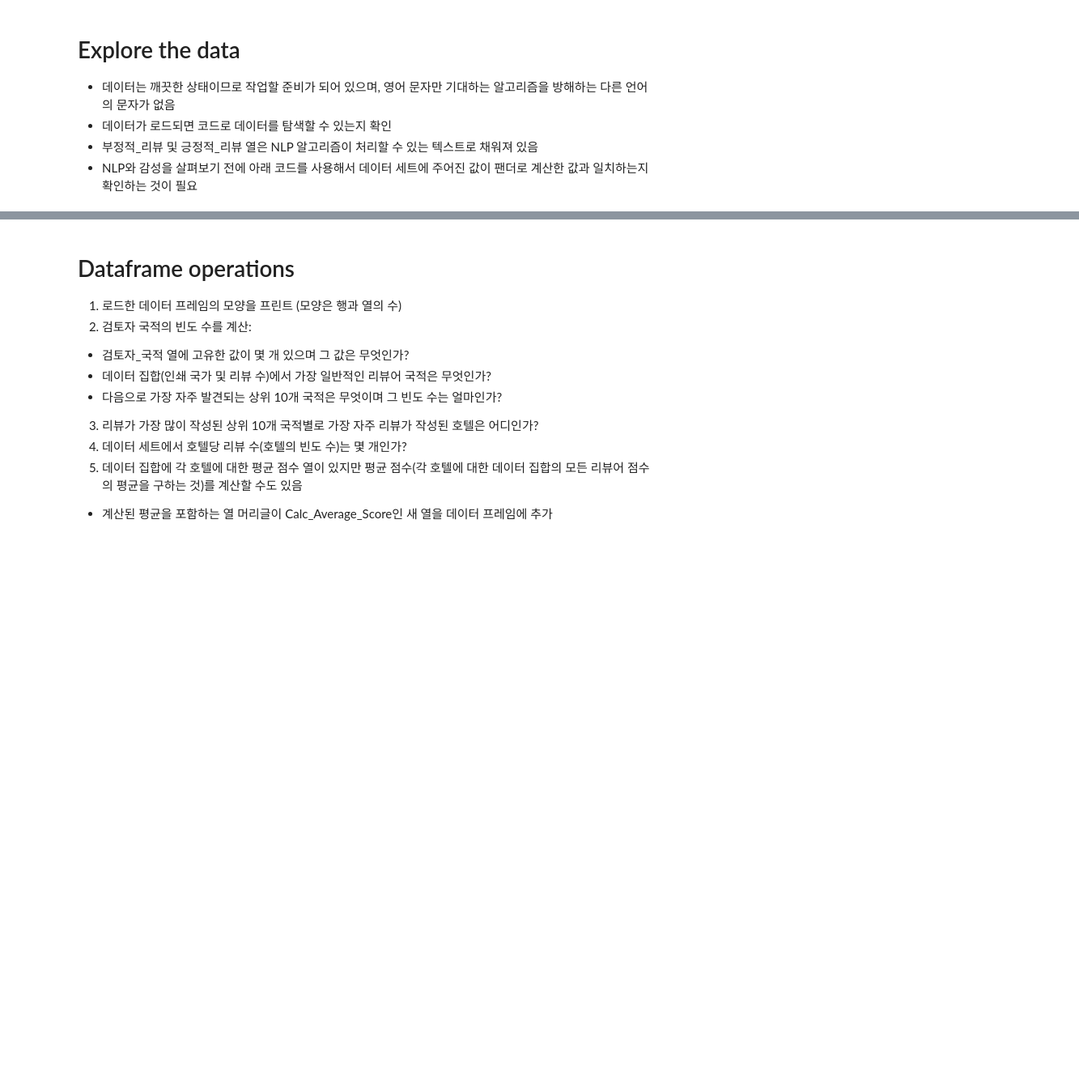
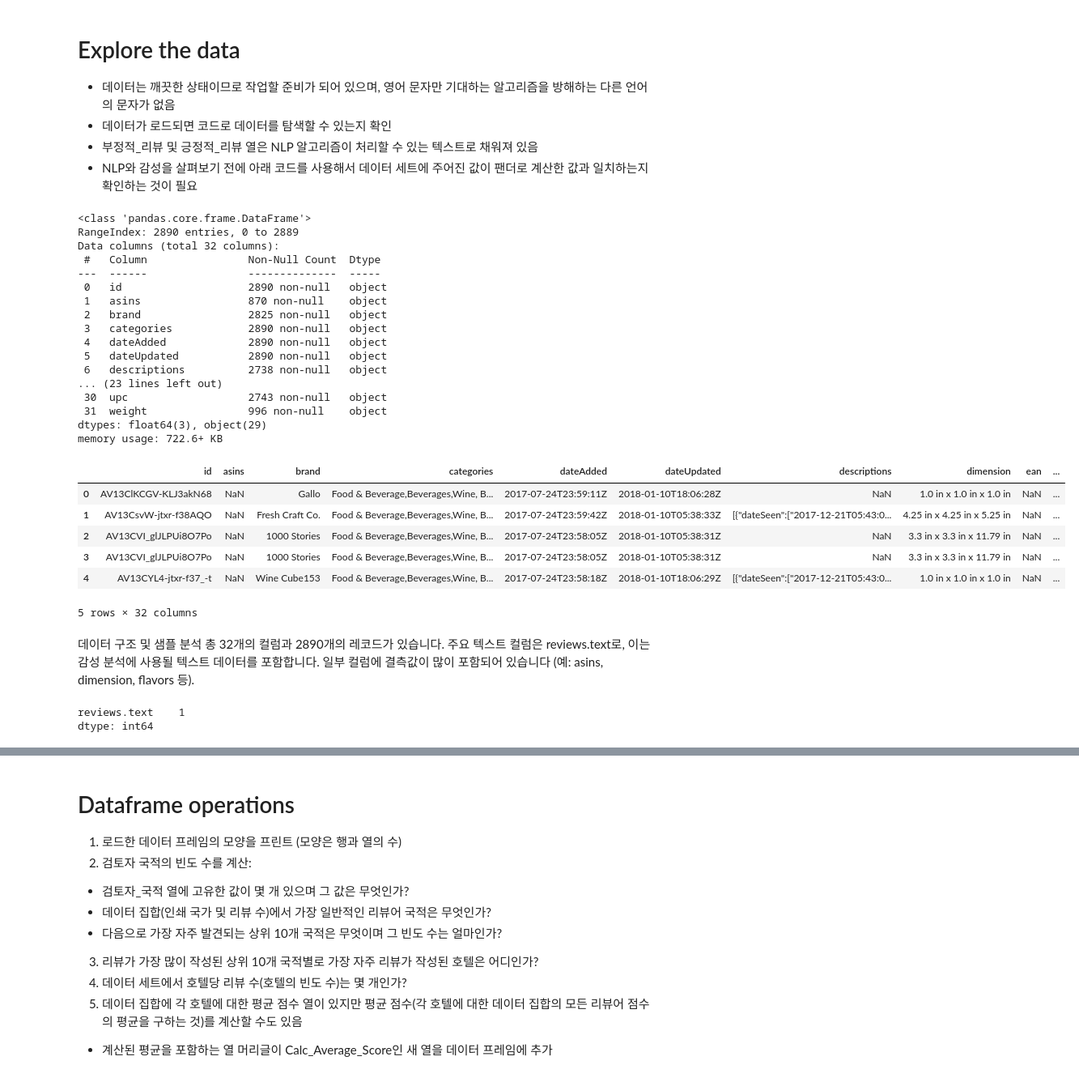
Before and after one commit to Konkuk-Univ-Glocal-Campus/ml202401-final-SyouSB, a Jupyter notebook: dataExploration.ipynb, the cells around one changed output, grey strips where cells are left out. Shown: that part at 81% size. Saved outputs shown, nothing was run; the diff lists cells and outputs as text; code cells hidden in the pictures; blank space fills up the shorter version.

```diff
--- a/dataExploration.ipynb
+++ b/dataExploration.ipynb
@@ -17,7 +19,7 @@ import time
 # importing time so the start and end time can be used to calculate file loading time
 print("Loading data file now, this could take a while depending on file size")
 start = time.time()
-df = pd.read_csv('./Hotel_Reviews.csv')
+df = pd.read_csv('./wine_review.csv')
 end = time.time()
 print("Loading took " + str(round(end - start, 2)) + " seconds")
 # %% [output]
@@ -30,3 +32,48 @@ Loading took 4.56 seconds
 - 데이터가 로드되면 코드로 데이터를 탐색할 수 있는지 확인
 - 부정적_리뷰 및 긍정적_리뷰 열은 NLP 알고리즘이 처리할 수 있는 텍스트로 채워져 있음
 - NLP와 감성을 살펴보기 전에 아래 코드를 사용해서 데이터 세트에 주어진 값이 팬더로 계산한 값과 일치하는지 확인하는 것이 필요
+# %%
+# 데이터 구조 확인
+df.info()
+
+# 데이터 샘플 확인
+df.head()
+# %% [output]
+<class 'pandas.core.frame.DataFrame'>
+RangeIndex: 2890 entries, 0 to 2889
+Data columns (total 32 columns):
+ #   Column                Non-Null Count  Dtype
+---  ------                --------------  -----
+ 0   id                    2890 non-null   object
+ 1   asins                 870 non-null    object
+ 2   brand                 2825 non-null   object
+ 3   categories            2890 non-null   object
+ 4   dateAdded             2890 non-null   object
+ 5   dateUpdated           2890 non-null   object
+ 6   descriptions          2738 non-null   object
+... (23 lines left out)
+ 30  upc                   2743 non-null   object
+ 31  weight                996 non-null    object
+dtypes: float64(3), object(29)
+memory usage: 722.6+ KB
+|  | id | asins | brand | categories | dateAdded | dateUpdated | descriptions | dimension | ean | ... |
+| 0 | AV13ClKCGV-KLJ3akN68 | NaN | Gallo | Food & Beverage,Beverages,Wine, B... | 2017-07-24T23:59:11Z | 2018-01-10T18:06:28Z | NaN | 1.0 in x 1.0 in x 1.0 in | NaN | ... |
+| 1 | AV13CsvW-jtxr-f38AQO | NaN | Fresh Craft Co. | Food & Beverage,Beverages,Wine, B... | 2017-07-24T23:59:42Z | 2018-01-10T05:38:33Z | [{"dateSeen":["2017-12-21T05:43:0... | 4.25 in x 4.25 in x 5.25 in | NaN | ... |
+| 2 | AV13CVI_glJLPUi8O7Po | NaN | 1000 Stories | Food & Beverage,Beverages,Wine, B... | 2017-07-24T23:58:05Z | 2018-01-10T05:38:31Z | NaN | 3.3 in x 3.3 in x 11.79 in | NaN | ... |
+| 3 | AV13CVI_glJLPUi8O7Po | NaN | 1000 Stories | Food & Beverage,Beverages,Wine, B... | 2017-07-24T23:58:05Z | 2018-01-10T05:38:31Z | NaN | 3.3 in x 3.3 in x 11.79 in | NaN | ... |
+| 4 | AV13CYL4-jtxr-f37_-t | NaN | Wine Cube153 | Food & Beverage,Beverages,Wine, B... | 2017-07-24T23:58:18Z | 2018-01-10T18:06:29Z | [{"dateSeen":["2017-12-21T05:43:0... | 1.0 in x 1.0 in x 1.0 in | NaN | ... |
+5 rows × 32 columns
+# %% [markdown]
+데이터 구조 및 샘플 분석
+총 32개의 컬럼과 2890개의 레코드가 있습니다.
+주요 텍스트 컬럼은 reviews.text로, 이는 감성 분석에 사용될 텍스트 데이터를 포함합니다.
+일부 컬럼에 결측값이 많이 포함되어 있습니다 (예: asins, dimension, flavors 등).
+# %%
+# 감성 분석에 필요한 컬럼만 선택
+df = df[['reviews.text']]
+
+# 결측값 확인
+df.isnull().sum()
+# %% [output]
+reviews.text    1
+dtype: int64
```
Also changed, not shown: parts of 5 cells of this notebook, 6 other files.
